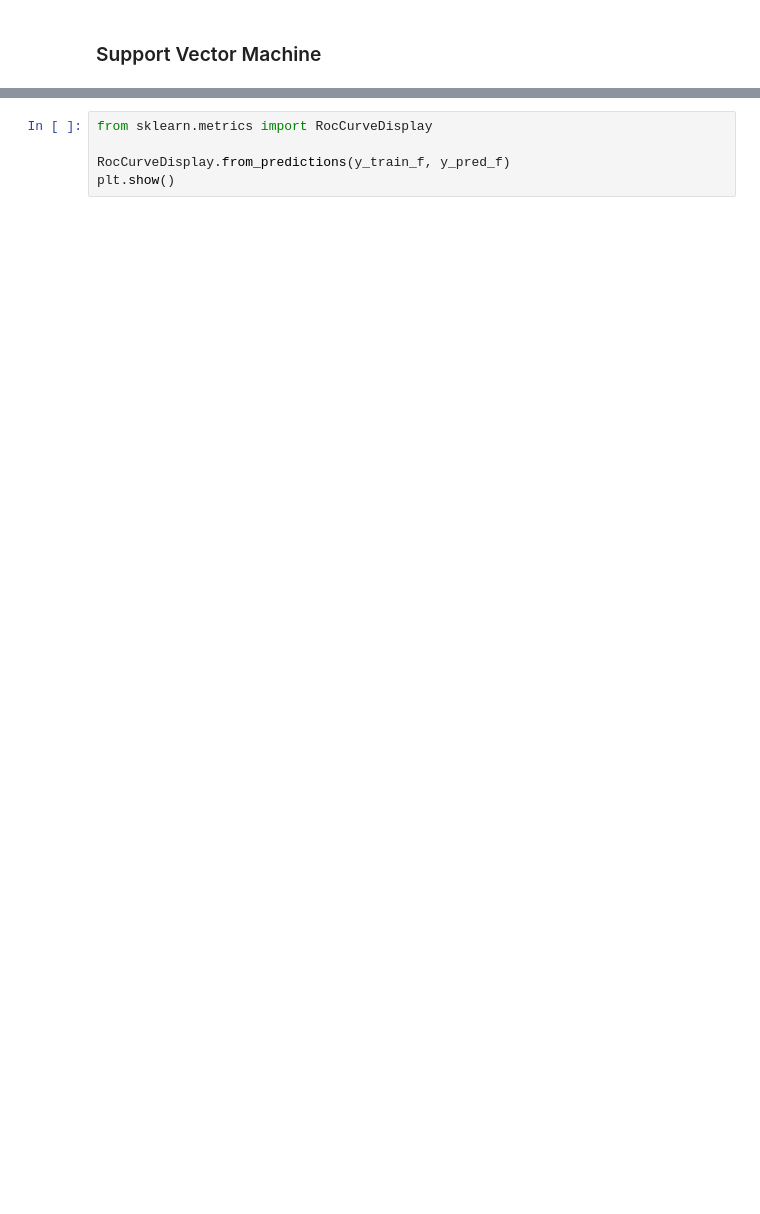
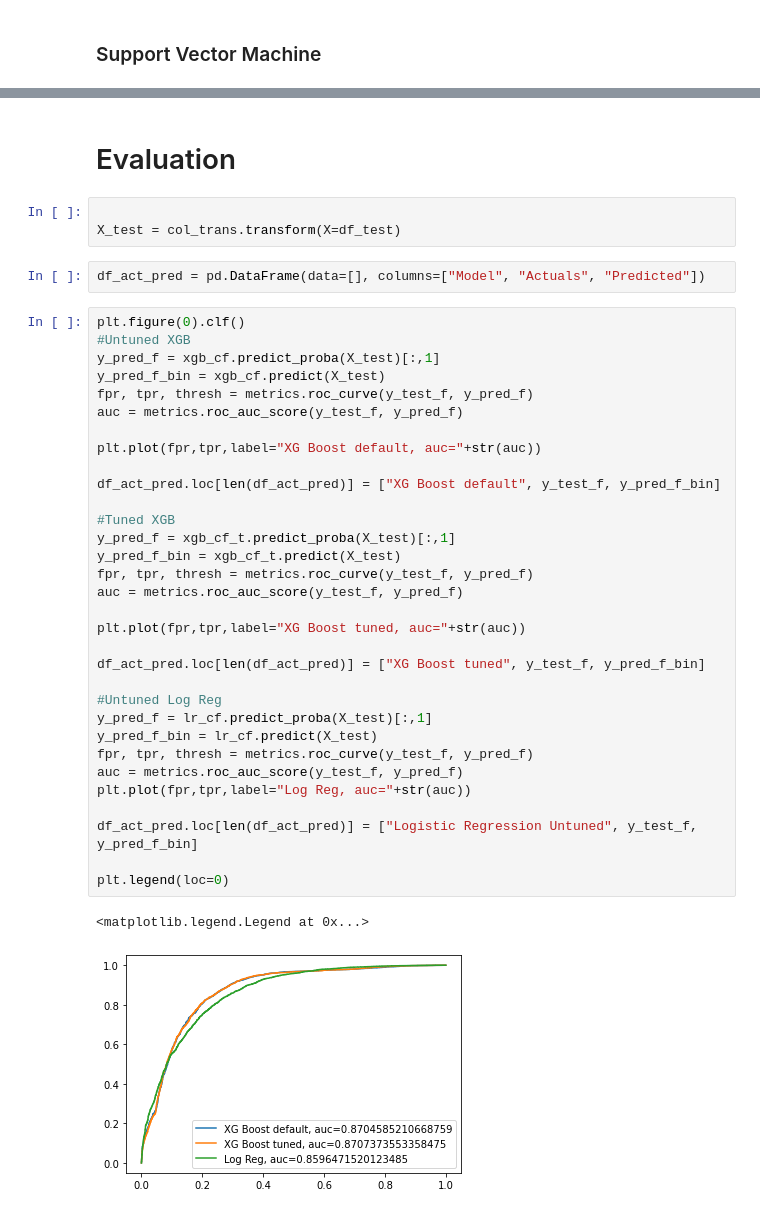
Before and after one commit to timo282/Tanzania_Pumps_Prediction, a Jupyter notebook: Prediction_Model _1.ipynb, the cells around one changed output, grey strips where cells are left out. Drawn from its saved outputs; the diff is of its cells as text; blank space fills up the shorter version.

Commit message:
Evaluation with OOS-Testing and Conf. M

```diff
--- a/Prediction_Model _1.ipynb
+++ b/Prediction_Model _1.ipynb
@@ -392,5 +435,42 @@ display(df_results)
-# %%
-from sklearn.metrics import RocCurveDisplay
-
-RocCurveDisplay.from_predictions(y_train_f, y_pred_f)
-plt.show()
+# %% [markdown]
+# Evaluation
+# %%
+
+X_test = col_trans.transform(X=df_test)
+# %%
+df_act_pred = pd.DataFrame(data=[], columns=["Model", "Actuals", "Predicted"])
+# %%
+plt.figure(0).clf()
+#Untuned XGB
+y_pred_f = xgb_cf.predict_proba(X_test)[:,1]
+y_pred_f_bin = xgb_cf.predict(X_test)
+fpr, tpr, thresh = metrics.roc_curve(y_test_f, y_pred_f)
+auc = metrics.roc_auc_score(y_test_f, y_pred_f)
+
+plt.plot(fpr,tpr,label="XG Boost default, auc="+str(auc))
+
+df_act_pred.loc[len(df_act_pred)] = ["XG Boost default", y_test_f, y_pred_f_bin]
+
+#Tuned XGB
+y_pred_f = xgb_cf_t.predict_proba(X_test)[:,1]
+y_pred_f_bin = xgb_cf_t.predict(X_test)
+fpr, tpr, thresh = metrics.roc_curve(y_test_f, y_pred_f)
+auc = metrics.roc_auc_score(y_test_f, y_pred_f)
+
+plt.plot(fpr,tpr,label="XG Boost tuned, auc="+str(auc))
+
+df_act_pred.loc[len(df_act_pred)] = ["XG Boost tuned", y_test_f, y_pred_f_bin]
+
+#Untuned Log Reg
+y_pred_f = lr_cf.predict_proba(X_test)[:,1]
+y_pred_f_bin = lr_cf.predict(X_test)
+fpr, tpr, thresh = metrics.roc_curve(y_test_f, y_pred_f)
+auc = metrics.roc_auc_score(y_test_f, y_pred_f)
+plt.plot(fpr,tpr,label="Log Reg, auc="+str(auc))
+
+df_act_pred.loc[len(df_act_pred)] = ["Logistic Regression Untuned", y_test_f, y_pred_f_bin]
+
+plt.legend(loc=0)
+# %% [output]
+<matplotlib.legend.Legend at 0x...>
+[figure, added]
```
Also changed, not shown: parts of 24 cells of this notebook.
